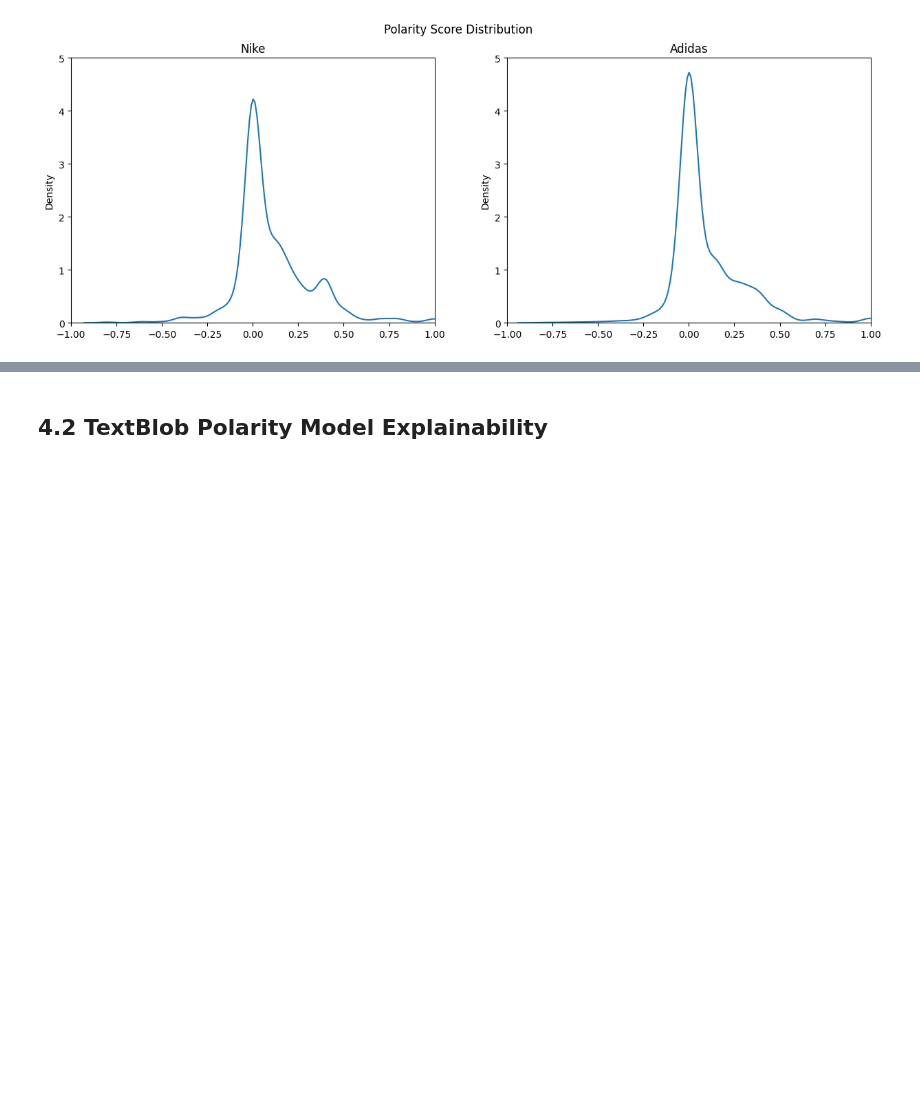
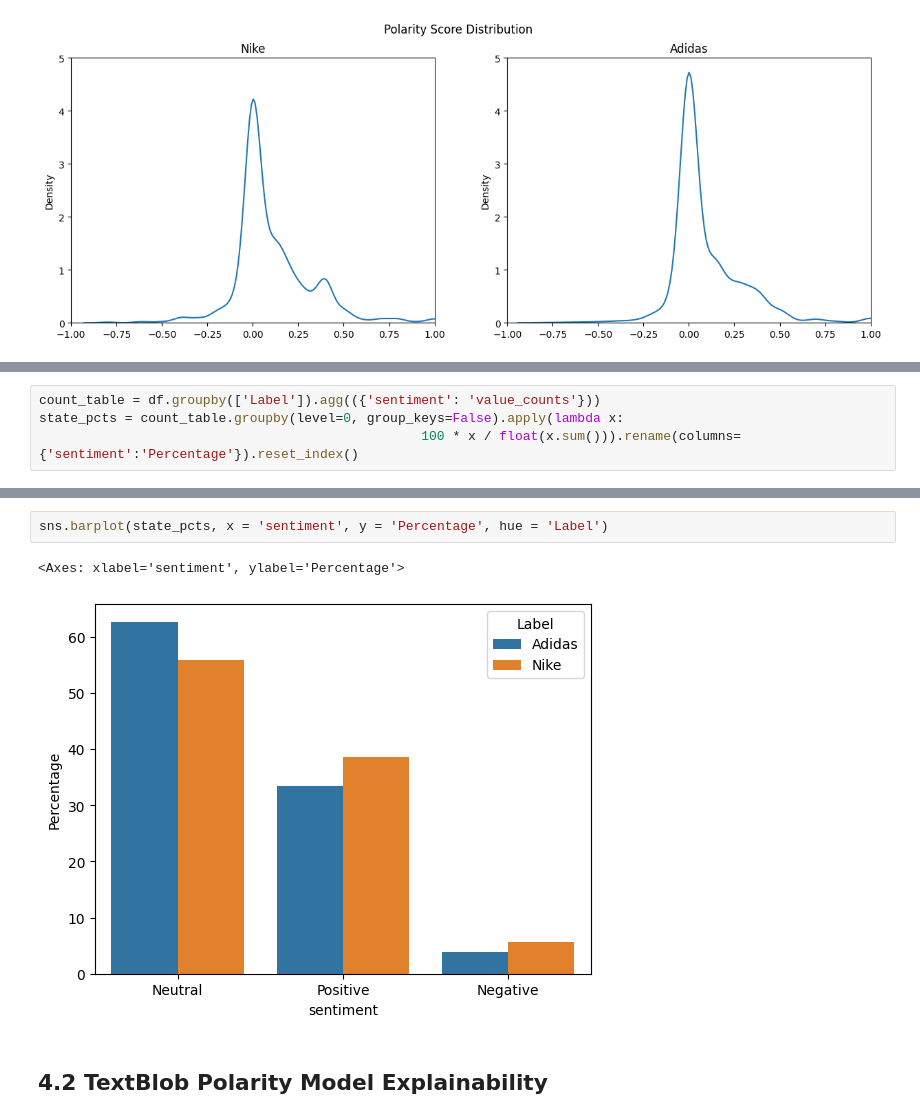
Before and after one commit to VinceTruong/Social-Web-Analytics, a Jupyter notebook: main.ipynb, the cells around one changed output, grey strips where cells are left out. Cells and saved outputs as stored; diff of their text form; blank space fills up the shorter version.

```diff
--- a/main.ipynb
+++ b/main.ipynb
@@ -380,0 +374,4 @@ sns.countplot(df, x='sentiment', hue='Label')
+# %%
+count_table = df.groupby(['Label']).agg(({'sentiment': 'value_counts'}))
+state_pcts = count_table.groupby(level=0, group_keys=False).apply(lambda x:
+                                                 100 * x / float(x.sum())).rename(columns={'sentiment':'Percentage'}).reset_index()
@@ -381,3 +388,8 @@ sns.countplot(df, x='sentiment', hue='Label')
+# %%
+sns.barplot(state_pcts, x = 'sentiment', y = 'Percentage', hue = 'Label')
+# %% [output]
+<Axes: xlabel='sentiment', ylabel='Percentage'>
+[figure, added]
 # %% [markdown]
 ## 4.2 TextBlob Polarity Model Explainability
 # %%
```
Also changed, not shown: parts of 3 cells of this notebook.
